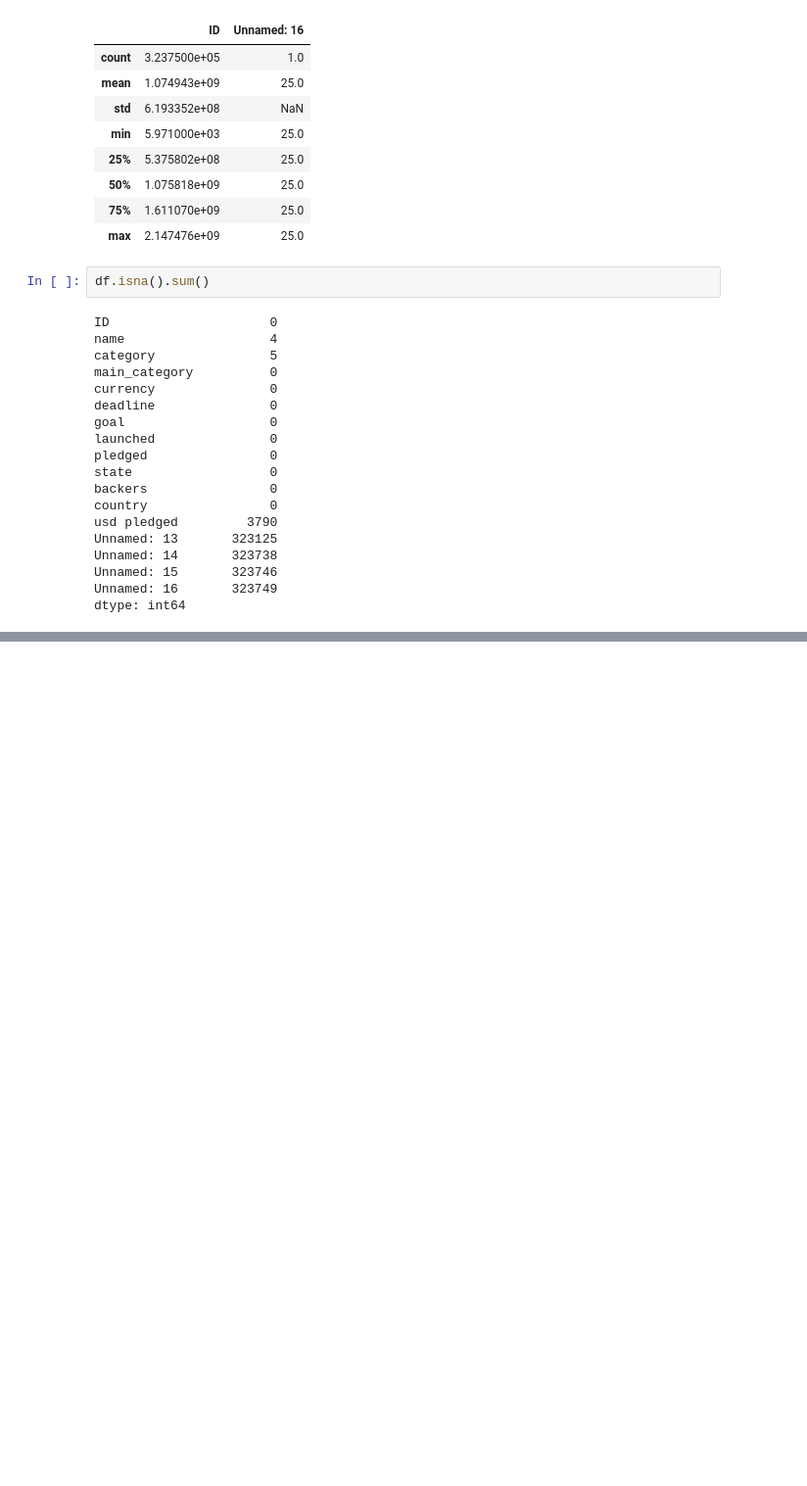
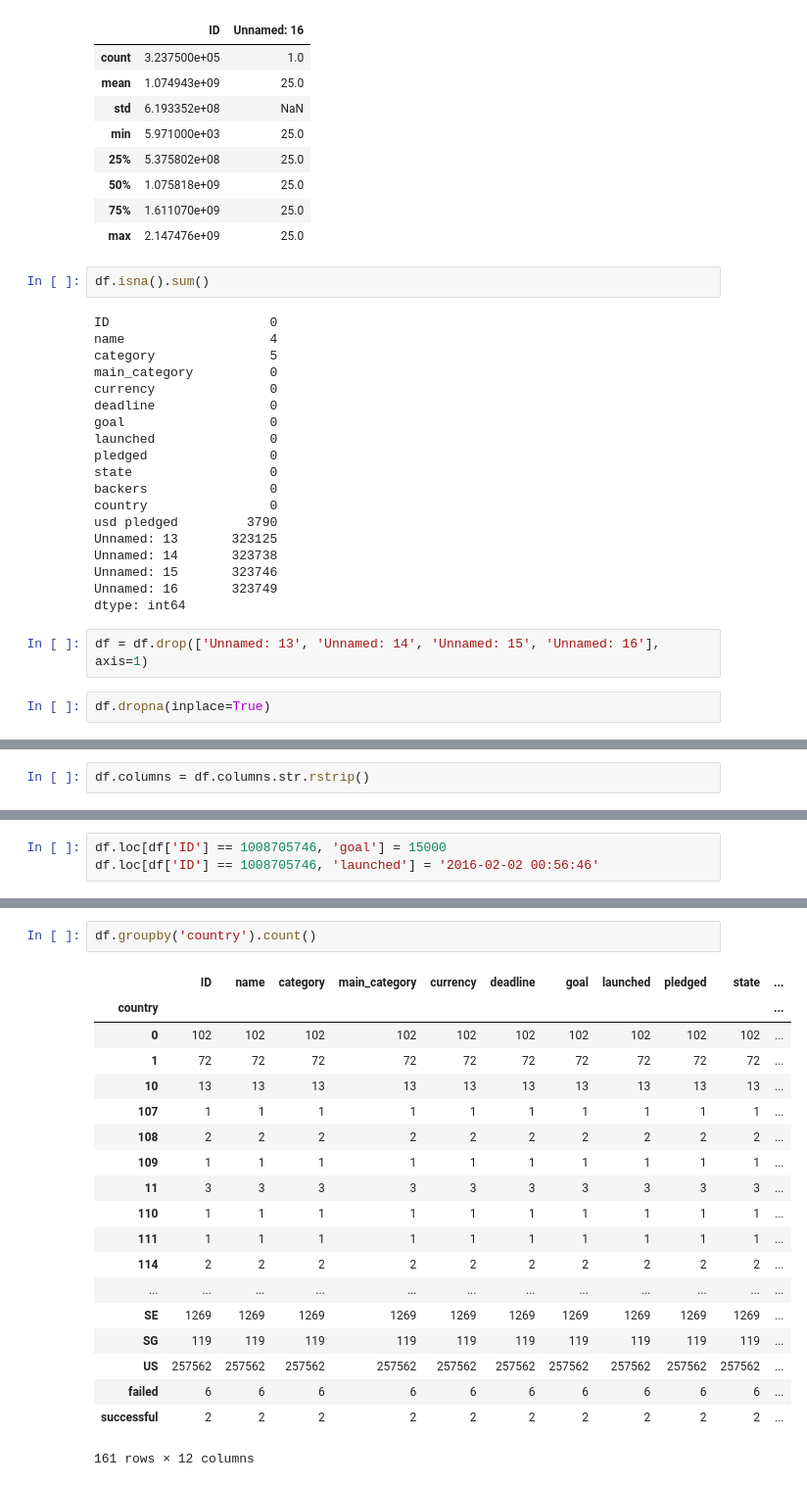
Before and after one commit to JonBebi/Kickfinisher, a Jupyter notebook: Untitled.ipynb, the cells around one changed output, grey strips where cells are left out. Shown at 98% size. Drawn from its saved outputs; the diff is of its cells as text; blank space fills up the shorter version.

```diff
--- a/Untitled.ipynb
+++ b/Untitled.ipynb
@@ -94,3 +94,7 @@ Unnamed: 14       323738
 Unnamed: 15       323746
 Unnamed: 16       323749
 dtype: int64
+# %%
+df = df.drop(['Unnamed: 13', 'Unnamed: 14', 'Unnamed: 15', 'Unnamed: 16'], axis=1)
+# %%
+df.dropna(inplace=True)
@@ -96,0 +146,2 @@ dtype: int64
+# %%
+df.columns = df.columns.str.rstrip()
@@ -96,0 +164,3 @@ dtype: int64
+# %%
+df.loc[df['ID'] == 1008705746, 'goal'] = 15000
+df.loc[df['ID'] == 1008705746, 'launched'] = '2016-02-02 00:56:46'
@@ -96,0 +181,22 @@ dtype: int64
+# %%
+df.groupby('country').count()
+# %% [output]
+|  | ID | name | category | main_category | currency | deadline | goal | launched | pledged | state | ... |
+| country |  |  |  |  |  |  |  |  |  |  | ... |
+| 0 | 102 | 102 | 102 | 102 | 102 | 102 | 102 | 102 | 102 | 102 | ... |
+| 1 | 72 | 72 | 72 | 72 | 72 | 72 | 72 | 72 | 72 | 72 | ... |
+| 10 | 13 | 13 | 13 | 13 | 13 | 13 | 13 | 13 | 13 | 13 | ... |
+| 107 | 1 | 1 | 1 | 1 | 1 | 1 | 1 | 1 | 1 | 1 | ... |
+| 108 | 2 | 2 | 2 | 2 | 2 | 2 | 2 | 2 | 2 | 2 | ... |
+| 109 | 1 | 1 | 1 | 1 | 1 | 1 | 1 | 1 | 1 | 1 | ... |
+| 11 | 3 | 3 | 3 | 3 | 3 | 3 | 3 | 3 | 3 | 3 | ... |
+| 110 | 1 | 1 | 1 | 1 | 1 | 1 | 1 | 1 | 1 | 1 | ... |
+| 111 | 1 | 1 | 1 | 1 | 1 | 1 | 1 | 1 | 1 | 1 | ... |
+| 114 | 2 | 2 | 2 | 2 | 2 | 2 | 2 | 2 | 2 | 2 | ... |
+| ... | ... | ... | ... | ... | ... | ... | ... | ... | ... | ... | ... |
+| SE | 1269 | 1269 | 1269 | 1269 | 1269 | 1269 | 1269 | 1269 | 1269 | 1269 | ... |
+| SG | 119 | 119 | 119 | 119 | 119 | 119 | 119 | 119 | 119 | 119 | ... |
+| US | 257562 | 257562 | 257562 | 257562 | 257562 | 257562 | 257562 | 257562 | 257562 | 257562 | ... |
+| failed | 6 | 6 | 6 | 6 | 6 | 6 | 6 | 6 | 6 | 6 | ... |
+| successful | 2 | 2 | 2 | 2 | 2 | 2 | 2 | 2 | 2 | 2 | ... |
+161 rows × 12 columns
```
Also changed, not shown: parts of 9 cells of this notebook.
